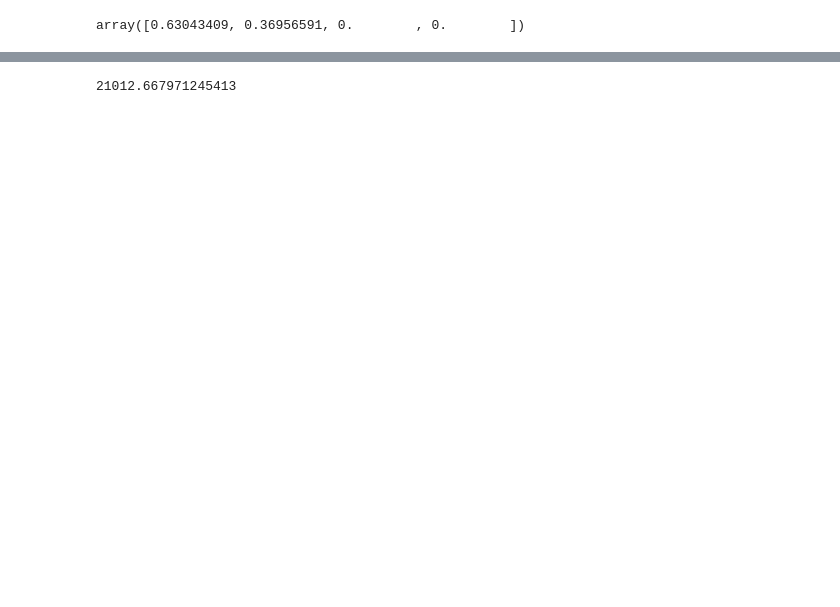
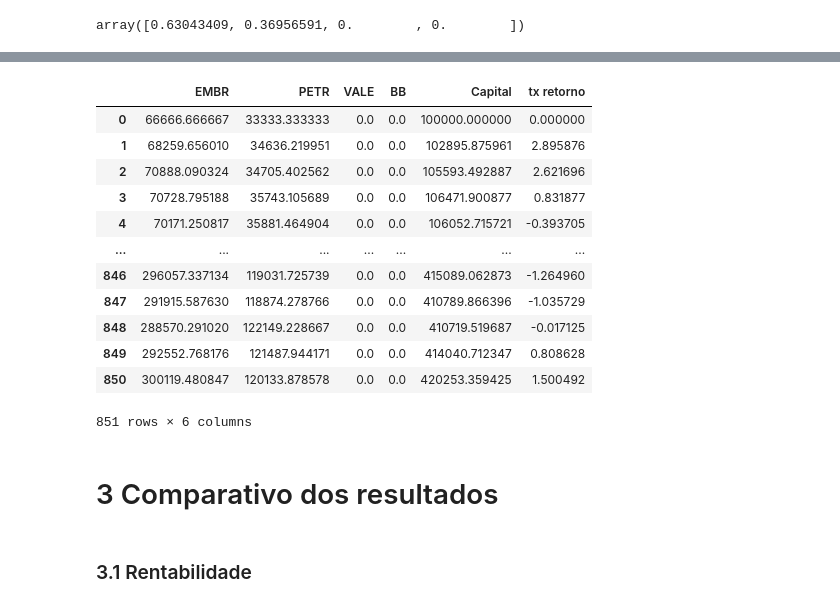
Before and after one commit to victordornelos/otimizacao_portfolio_python, a Jupyter notebook: carteira.ipynb, the cells around one changed output, grey strips where cells are left out. Saved outputs shown, nothing was run; the diff lists cells and outputs as text; code cells hidden in the pictures; blank space fills up the shorter version.

Commit message:
adicionando comparação de rentabilidade e riscos

```diff
--- a/carteira.ipynb
+++ b/carteira.ipynb
@@ -209,7 +253,23 @@ def Simulated_annealing():
 pesos_SA,_=Simulated_annealing()
 # %%
 # Observando o resultado
-_, _, _, soma_valor = alocacao_ativos(pd.read_csv('carteira.csv'), 5000, melhores_pesos=pesos_SA)
-soma_valor
+df_SA, _, _, _ = alocacao_ativos(pd.read_csv('carteira.csv'), 100000, melhores_pesos=pesos_SA)
+df_SA
 # %% [output]
+|  | EMBR | PETR | VALE | BB | Capital | tx retorno |
+| 0 | 66666.666667 | 33333.333333 | 0.0 | 0.0 | 100000.000000 | 0.000000 |
+| 1 | 68259.656010 | 34636.219951 | 0.0 | 0.0 | 102895.875961 | 2.895876 |
+| 2 | 70888.090324 | 34705.402562 | 0.0 | 0.0 | 105593.492887 | 2.621696 |
+| 3 | 70728.795188 | 35743.105689 | 0.0 | 0.0 | 106471.900877 | 0.831877 |
+| 4 | 70171.250817 | 35881.464904 | 0.0 | 0.0 | 106052.715721 | -0.393705 |
+| ... | ... | ... | ... | ... | ... | ... |
+| 846 | 296057.337134 | 119031.725739 | 0.0 | 0.0 | 415089.062873 | -1.264960 |
+| 847 | 291915.587630 | 118874.278766 | 0.0 | 0.0 | 410789.866396 | -1.035729 |
+| 848 | 288570.291020 | 122149.228667 | 0.0 | 0.0 | 410719.519687 | -0.017125 |
+| 849 | 292552.768176 | 121487.944171 | 0.0 | 0.0 | 414040.712347 | 0.808628 |
+| 850 | 300119.480847 | 120133.878578 | 0.0 | 0.0 | 420253.359425 | 1.500492 |
-21012.667971245413
+851 rows × 6 columns
+# %% [markdown]
+# 3 Comparativo dos resultados
+# %% [markdown]
+### 3.1 Rentabilidade
```
Also changed, not shown: parts of 30 cells of this notebook, 1 other file.
